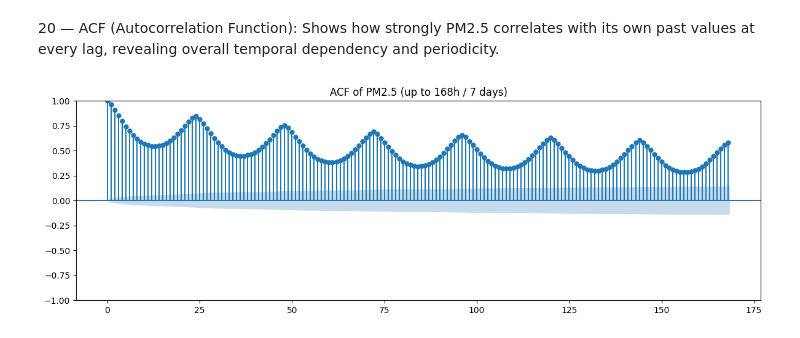
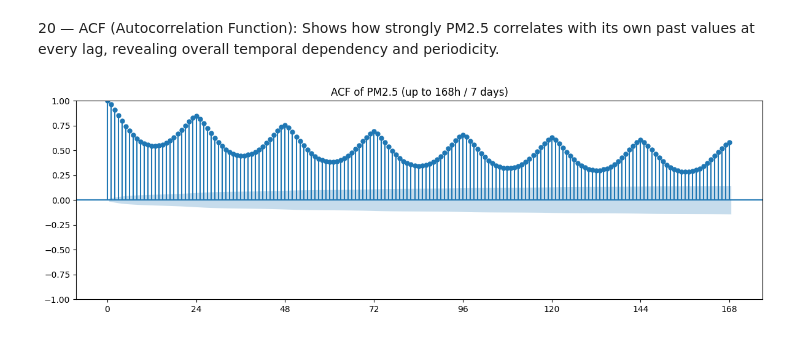
Before and after one commit to adarsha-7/pm25-forecasting, a Jupyter notebook: notebooks/eda/phase_2/extra.ipynb, the cells around one changed output. Saved outputs shown, nothing was run; the diff lists cells and outputs as text; code cells hidden in the pictures.

```diff
--- a/notebooks/eda/phase_2/extra.ipynb
+++ b/notebooks/eda/phase_2/extra.ipynb
@@ -112,8 +112,10 @@ plt.show()
 # %%
 fig, ax = plt.subplots(figsize=(12, 4))
 plot_acf(data["pm2_5"], lags=168, ax=ax)
+ax.set_xticks(range(0, 169, 24))
+
 plt.title("ACF of PM2.5 (up to 168h / 7 days)")
 plt.tight_layout()
 plt.show()
 # %% [output]
-[figure, old version]
+[figure, new version]
```
Also changed, not shown: parts of 18 cells of this notebook.
